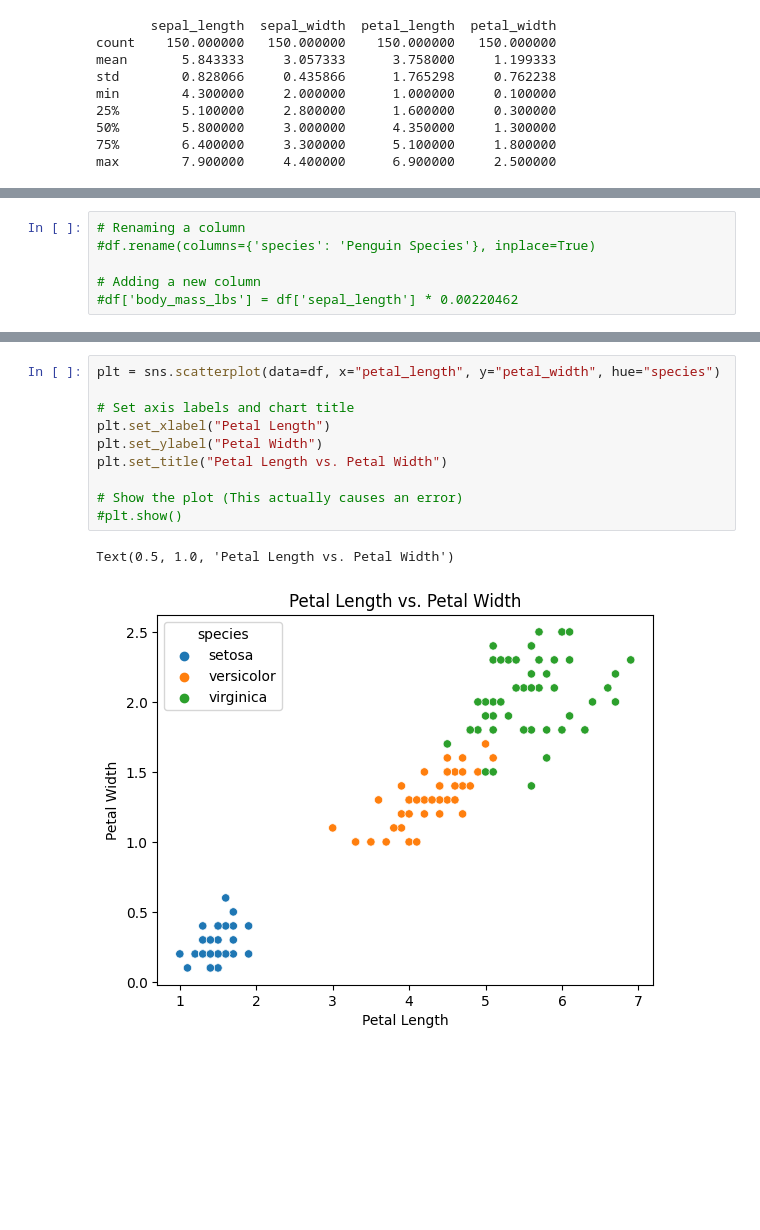
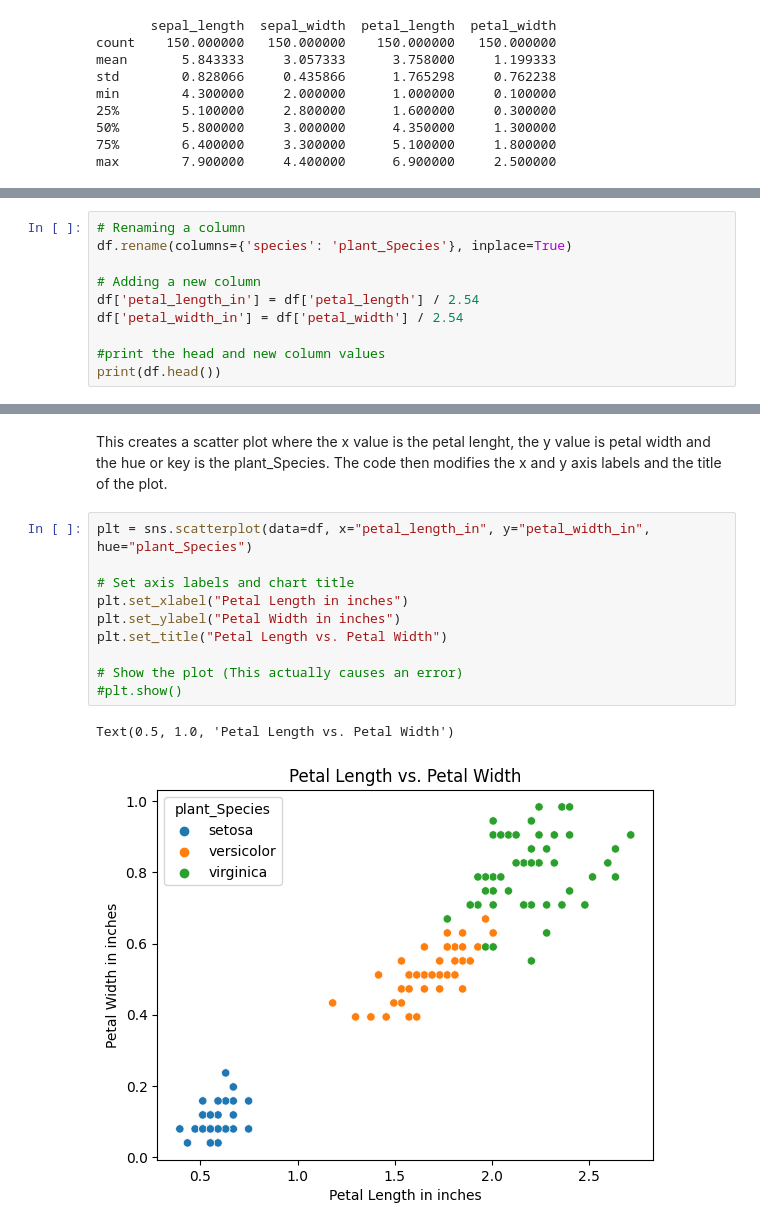
Before and after one commit to wvance1/datafun-04-jupyter, a Jupyter notebook: Westley_eda.ipynb, the cells around one changed output, grey strips where cells are left out. Cells and saved outputs as stored; diff of their text form; blank space fills up the shorter version.

```diff
--- a/Westley_eda.ipynb
+++ b/Westley_eda.ipynb
@@ -85,6 +119,10 @@ plt.show()
 # %%
 # Renaming a column
-#df.rename(columns={'species': 'Penguin Species'}, inplace=True)
+df.rename(columns={'species': 'plant_Species'}, inplace=True)
 
 # Adding a new column
-#df['body_mass_lbs'] = df['sepal_length'] * 0.00220462
+df['petal_length_in'] = df['petal_length'] / 2.54
+df['petal_width_in'] = df['petal_width'] / 2.54
+
+#print the head and new column values
+print(df.head())
@@ -91,13 +143,16 @@ plt.show()
+# %% [markdown]
+This creates a scatter plot where the x value is the petal lenght, the y value is petal width and the hue or key is the plant_Species.
+The code then modifies the x and y axis labels and the title of the plot.
 # %%
-plt = sns.scatterplot(data=df, x="petal_length", y="petal_width", hue="species")
+plt = sns.scatterplot(data=df, x="petal_length_in", y="petal_width_in", hue="plant_Species")
 
 # Set axis labels and chart title
-plt.set_xlabel("Petal Length")
-plt.set_ylabel("Petal Width")
+plt.set_xlabel("Petal Length in inches")
+plt.set_ylabel("Petal Width in inches")
 plt.set_title("Petal Length vs. Petal Width")
 
 # Show the plot (This actually causes an error)
 #plt.show()
 # %% [output]
 Text(0.5, 1.0, 'Petal Length vs. Petal Width')
-[figure, old version]
+[figure, new version]
```
Also changed, not shown: parts of 12 cells of this notebook.
